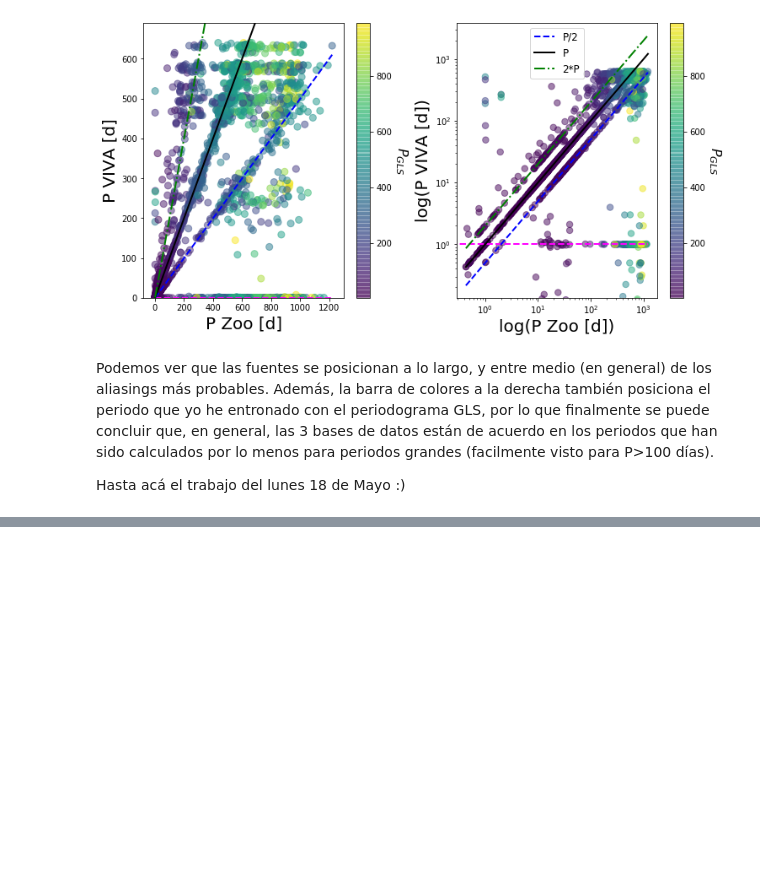
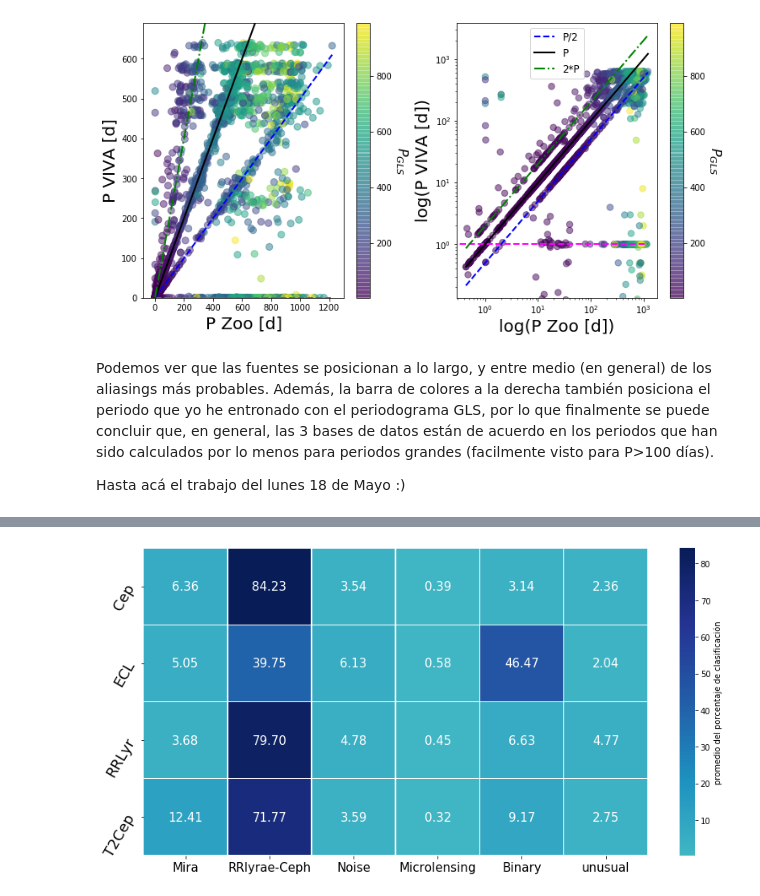
Before and after one commit to nicomedinap/VariableStarZoo, a Jupyter notebook: Visualizacion_de_datos.ipynb, the cells around one changed output, grey strips where cells are left out. Drawn from its saved outputs; the diff is of its cells as text; code cells hidden in the pictures; blank space fills up the shorter version.

```diff
--- a/Visualizacion_de_datos.ipynb
+++ b/Visualizacion_de_datos.ipynb
@@ -639,0 +659,7 @@ Hasta acá el trabajo del lunes 18 de Mayo :)
+# %%
+#Datos Ciudadanos:
+#ID          RA        Dec      period
+df_Zoo_Class = pd.read_csv('./Catalogos_locales/list_Zoo_Class_2Junio2021.csv', sep=',')
+
+#ID          RA        Dec      period
+df_Zoo = pd.read_csv('./Catalogos_locales/periods_coord_IDs.csv', sep=',')
@@ -639,0 +708,6 @@ Hasta acá el trabajo del lunes 18 de Mayo :)
+# %%
+ZooCompleto_OGLE = pd.read_csv('./Catalogos_locales/crossmatch_ZooCompleto_OGLE.csv', sep=',')
+
+print(np.unique(ZooCompleto_OGLE['Type']))
+
+print("Largo de la muestra:", len(ZooCompleto_OGLE['Type']))
@@ -639,0 +770,11 @@ Hasta acá el trabajo del lunes 18 de Mayo :)
+# %%
+df = pd.DataFrame(matriz_heatmap, columns=["Mira","RRlyrae-Ceph","Noise","Microlensing","Binary","unusual" ])
+
+plt.figure(figsize=(14,7))
+heat_map=sb.heatmap(df,cmap='YlGnBu',center=0,annot=True,fmt="0.2f",linewidths=.5,annot_kws={"fontsize":15},cbar_kws={'label': 'promedio del porcentaje de clasificación'})
+plt.yticks([0.5,1.5,2.5,3.5],["Cep", "ECL", "RRLyr", "T2Cep"], fontsize=18, rotation=60)
+plt.xticks(fontsize=15)
+plt.ylim(4,0)
+plt.show()
+# %% [output]
+[figure, added]
```
Also changed, not shown: parts of 10 cells of this notebook.
